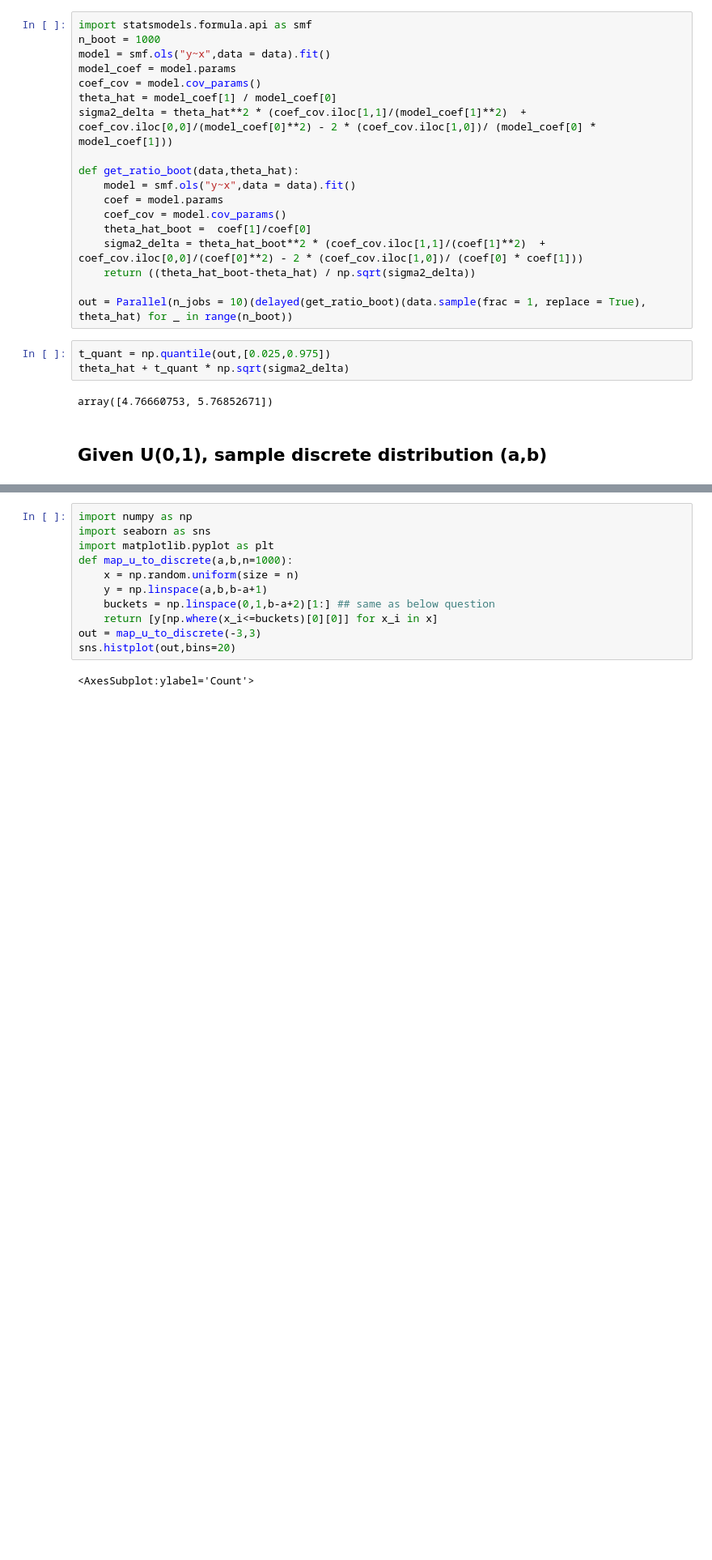
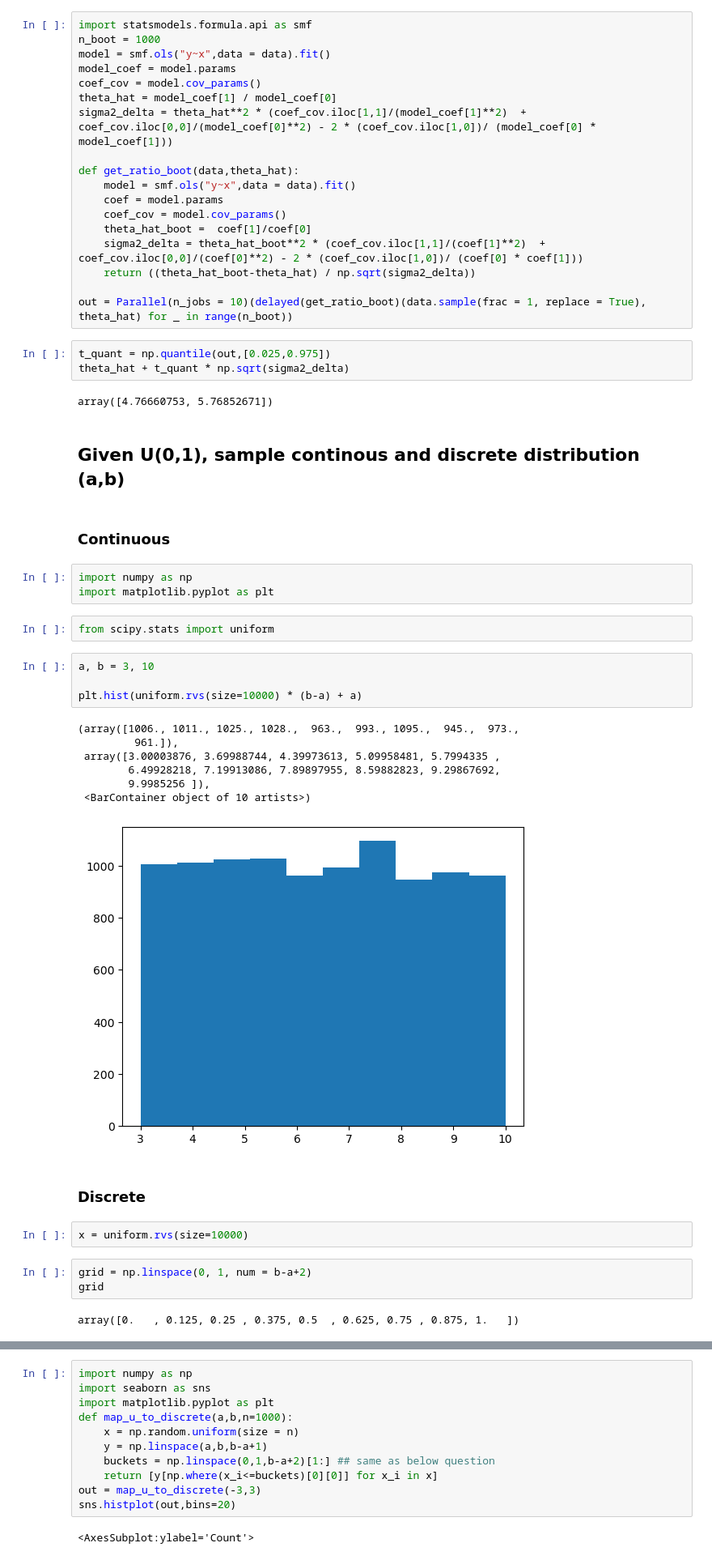
Before and after one commit to Xingchen-Yu/Python_stuff, a Jupyter notebook: Random_simulation.ipynb, the cells around one changed output, grey strips where cells are left out. Shown at 81% size. Saved outputs shown, nothing was run; the diff lists cells and outputs as text; blank space fills up the shorter version.

```diff
--- a/Random_simulation.ipynb
+++ b/Random_simulation.ipynb
@@ -312,4 +416,32 @@ theta_hat + t_quant * np.sqrt(sigma2_delta)
 # %% [output]
 array([4.76660753, 5.76852671])
 # %% [markdown]
-## Given U(0,1), sample discrete distribution (a,b)
+## Given U(0,1), sample continous and discrete distribution (a,b)
+# %% [markdown]
+### Continuous
+# %%
+import numpy as np
+import matplotlib.pyplot as plt
+# %%
+from scipy.stats import uniform
+# %%
+a, b = 3, 10
+
+plt.hist(uniform.rvs(size=10000) * (b-a) + a)
+# %% [output]
+(array([1006., 1011., 1025., 1028.,  963.,  993., 1095.,  945.,  973.,
+         961.]),
+ array([3.00003876, 3.69988744, 4.39973613, 5.09958481, 5.7994335 ,
+        6.49928218, 7.19913086, 7.89897955, 8.59882823, 9.29867692,
+        9.9985256 ]),
+ <BarContainer object of 10 artists>)
+[figure, added]
+# %% [markdown]
+### Discrete
+# %%
+x = uniform.rvs(size=10000)
+# %%
+grid = np.linspace(0, 1, num = b-a+2)
+grid
+# %% [output]
+array([0.   , 0.125, 0.25 , 0.375, 0.5  , 0.625, 0.75 , 0.875, 1.   ])
```
Also changed, not shown: parts of 250 cells of this notebook, 3 other files.
